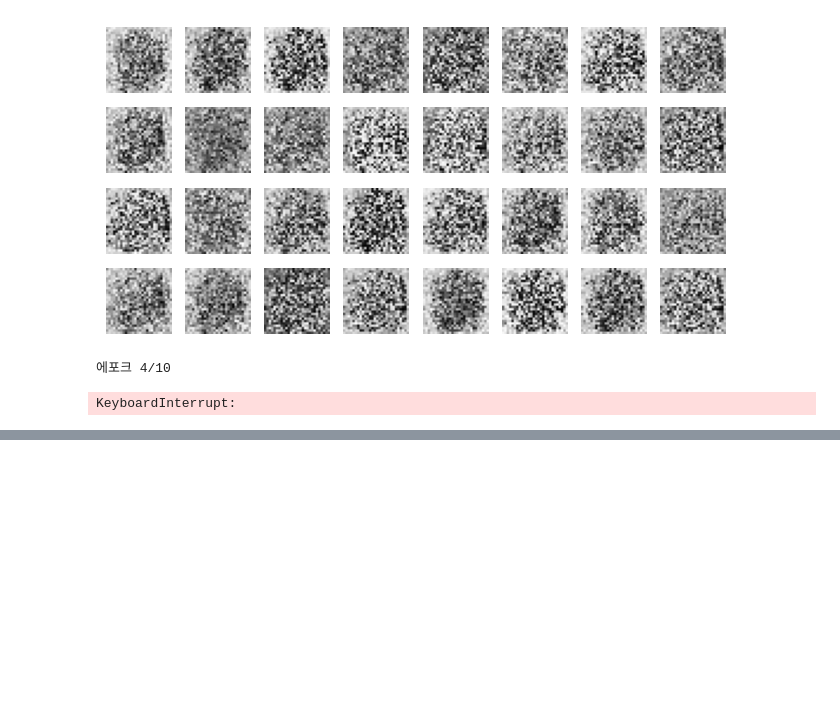
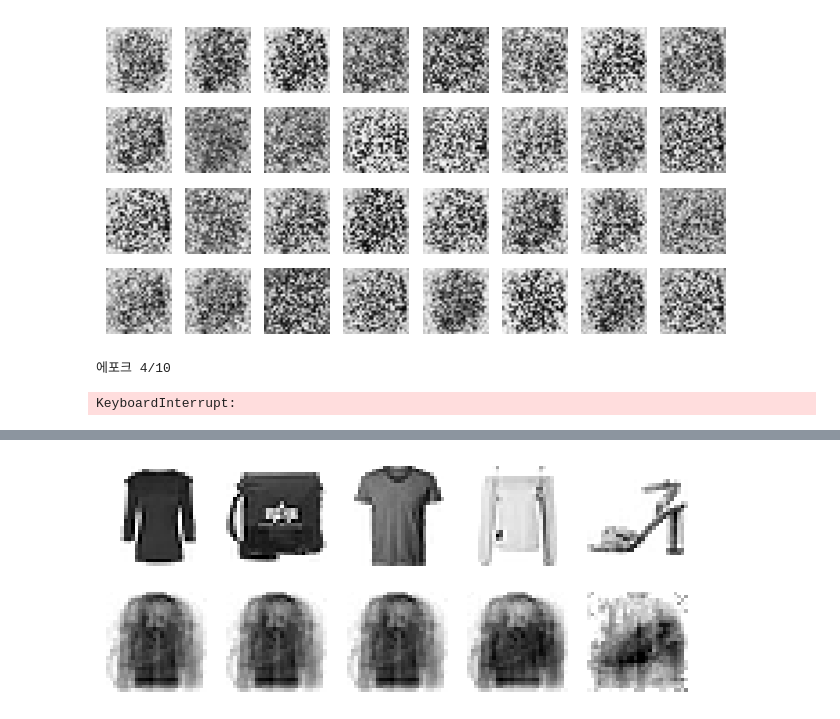
Before and after one commit to KJS-KR/py_handson_ml, a Jupyter notebook: src/ch_17/ex_17_1.ipynb, the cells around one changed output, grey strips where cells are left out. Saved outputs shown, nothing was run; the diff lists cells and outputs as text; code cells hidden in the pictures; blank space fills up the shorter version.

```diff
--- a/src/ch_17/ex_17_1.ipynb
+++ b/src/ch_17/ex_17_1.ipynb
@@ -786,0 +792,18 @@ ValueError: in user code:
+# %%
+tf.random.set_seed(42)
+
+hashing_encoder = tf.keras.Sequential([
+    tf.keras.layers.Flatten(),
+    tf.keras.layers.Dense(100, activation="relu"),
+    tf.keras.layers.GaussianNoise(15.),
+    tf.keras.layers.Dense(16, activation="sigmoid"),
+])
+hashing_decoder = tf.keras.Sequential([
+    tf.keras.layers.Dense(100, activation="relu"),
+    tf.keras.layers.Dense(28 * 28),
+    tf.keras.layers.Reshape([28, 28])
+])
+hashing_ae = tf.keras.Sequential([hashing_encoder, hashing_decoder])
+hashing_ae.compile(loss="mse", optimizer="nadam")
+history = hashing_ae.fit(X_train, X_train, epochs=10,
+                         validation_data=(X_valid, X_valid))
@@ -786,0 +831,4 @@ ValueError: in user code:
+# %%
+plot_reconstructions(hashing_ae)
+plt.show()
+# %% [output]
@@ -786,0 +836 @@ ValueError: in user code:
+[figure, added]
```
Also changed, not shown: parts of 6 cells of this notebook.
